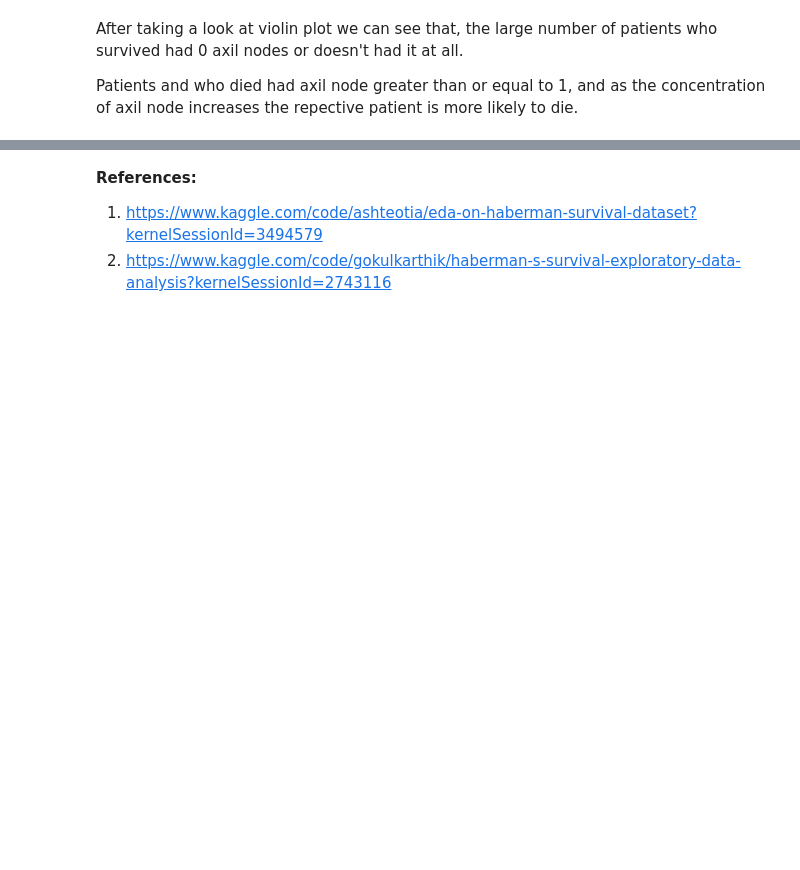
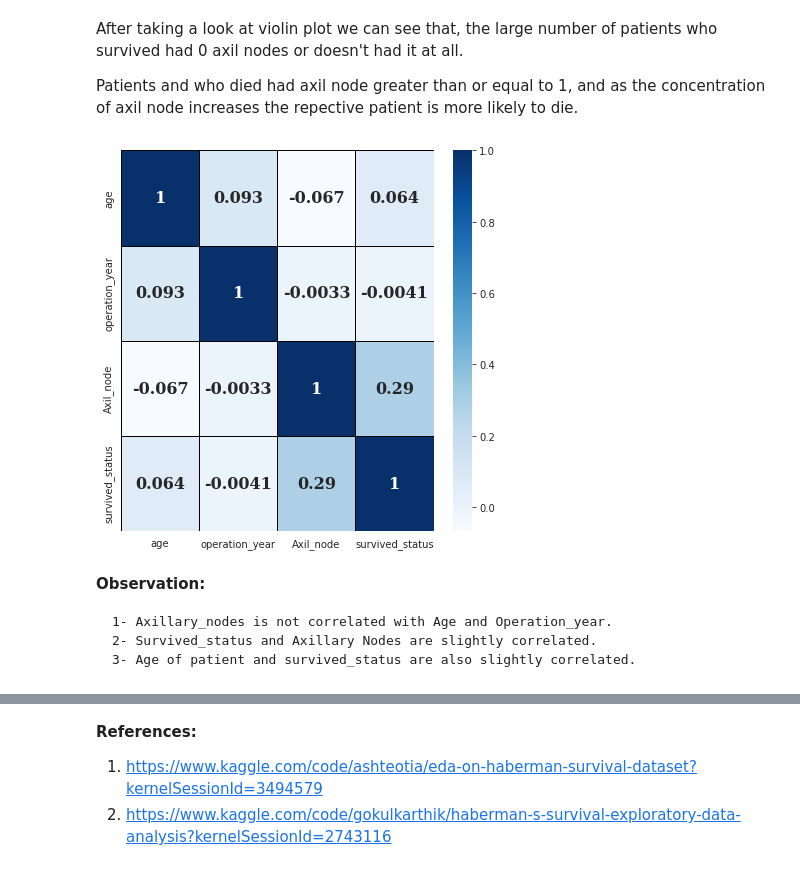
Before and after one commit to abdelawwal/Msc, a Jupyter notebook: haberman-s-survival-exploratory-data-analysis.ipynb, the cells around one changed output, grey strips where cells are left out. Saved outputs shown, nothing was run; the diff lists cells and outputs as text; code cells hidden in the pictures; blank space fills up the shorter version.

Commit message:
Kaggle Notebook | Haberman's Survival - Exploratory Data Analysis | Version 2

```diff
--- a/haberman-s-survival-exploratory-data-analysis.ipynb
+++ b/haberman-s-survival-exploratory-data-analysis.ipynb
@@ -296,6 +297,29 @@ plt.show()
 After taking a look at violin plot we can see that, the large number of patients who survived had 0 axil nodes or doesn't had it at all.
 
 Patients and who died had axil node greater than or equal to 1, and as the concentration of axil node increases the repective patient is more likely to die.
+# %%
+Haberman_df['survived_status'] = Haberman_df['survived_status'].map({'survived':1, 'dead':2})
+plt.figure(figsize=(7,7))
+corr = Haberman_df.corr()
+sns.heatmap(corr, xticklabels = corr.columns, yticklabels=corr .columns,cmap='Blues',annot=True,
+            annot_kws = {
+                'fontsize' : 16,
+                'fontweight' : 'bold',
+                'fontfamily' : 'serif'
+            },
+           linewidth =1,
+           linecolor ='black'
+           );
+#plt.figure(figsize=(15,15))
+#sns.heatmap(all_features,annot=True)
+# %% [output]
+[figure, added]
+# %% [markdown]
+**Observation:**
+
+    1- Axillary_nodes is not correlated with Age and Operation_year.
+    2- Survived_status and Axillary Nodes are slightly correlated.
+    3- Age of patient and survived_status are also slightly correlated.
 # %% [markdown]
 # Final Conclusion
 
```
Also changed, not shown: parts of 3 cells of this notebook.
